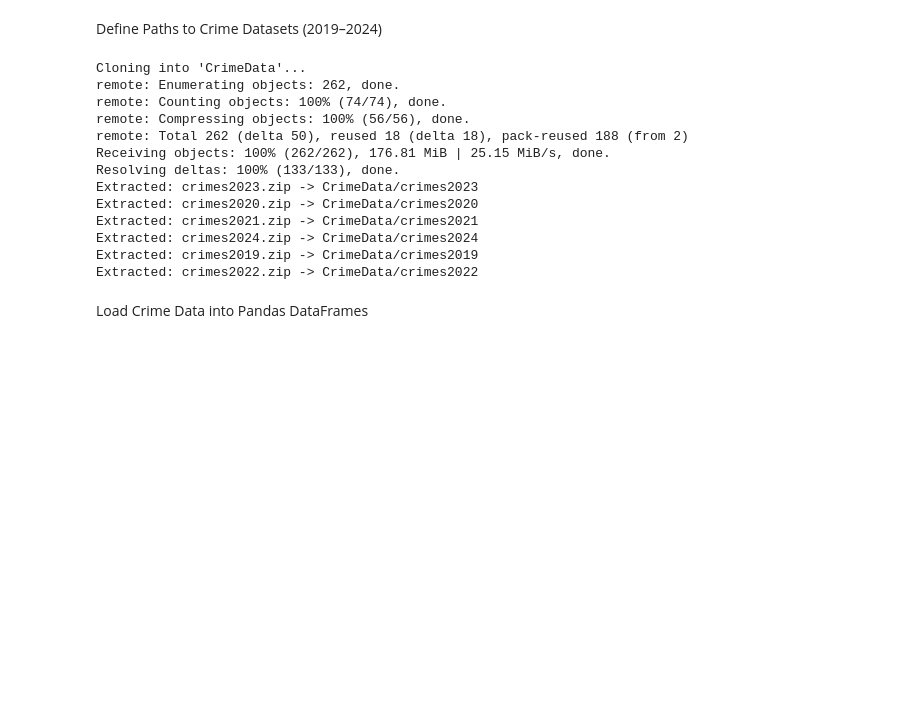
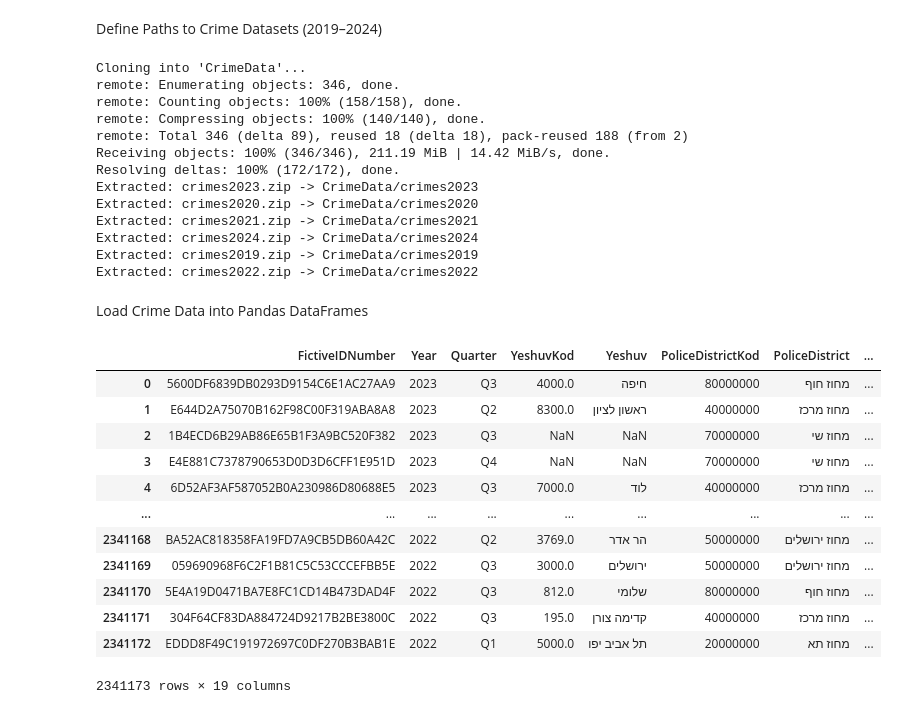
Before and after one commit to orifelszer/CrimeData, a Jupyter notebook: Creating_file.ipynb, the cells around one changed output. Drawn from its saved outputs; the diff is of its cells as text; code cells hidden in the pictures; blank space fills up the shorter version.

```diff
--- a/Creating_file.ipynb
+++ b/Creating_file.ipynb
@@ -32,24 +32,27 @@ import zipfile
 !git clone https://github.com/orifelszer/CrimeData.git
 
 zip_folder = 'CrimeData'
-# ✅ קריאה רק לקבצים בשנים 2019 עד 2024
+# ✅ קריאה רק לקבצי ZIP לפי השנים 2019 עד 2024
 zip_files = [f for f in os.listdir(zip_folder) if f.startswith('crimes') and any(str(year) in f for year in range(2019, 2025))]
 
-# ✅ פריסת הקבצים הנבחרים בלבד
+# ✅ פריסת הקבצים ושמירה של נתיבי התיקיות החדשים
+extracted_folders = []
+
 for zip_file in zip_files:
     zip_path = os.path.join(zip_folder, zip_file)
     extract_path = os.path.join(zip_folder, zip_file.replace('.zip', ''))
     with zipfile.ZipFile(zip_path, 'r') as zip_ref:
         zip_ref.extractall(extract_path)
+    extracted_folders.append(extract_path)
     print(f"Extracted: {zip_file} -> {extract_path}")
 # %% [output]
 Cloning into 'CrimeData'...
-remote: Enumerating objects: 262, done.
-remote: Counting objects: 100% (74/74), done.
-remote: Compressing objects: 100% (56/56), done.
-remote: Total 262 (delta 50), reused 18 (delta 18), pack-reused 188 (from 2)
-Receiving objects: 100% (262/262), 176.81 MiB | 25.15 MiB/s, done.
-Resolving deltas: 100% (133/133), done.
+remote: Enumerating objects: 346, done.
+remote: Counting objects: 100% (158/158), done.
+remote: Compressing objects: 100% (140/140), done.
+remote: Total 346 (delta 89), reused 18 (delta 18), pack-reused 188 (from 2)
+Receiving objects: 100% (346/346), 211.19 MiB | 14.42 MiB/s, done.
+Resolving deltas: 100% (172/172), done.
 Extracted: crimes2023.zip -> CrimeData/crimes2023
 Extracted: crimes2020.zip -> CrimeData/crimes2020
 Extracted: crimes2021.zip -> CrimeData/crimes2021
@@ -58,4 +61,9 @@ Extracted: crimes2019.zip -> CrimeData/crimes2019
 Extracted: crimes2022.zip -> CrimeData/crimes2022
 # %% [markdown]
 Load Crime Data into Pandas DataFrames
+# %%
+# ✅ איחוד קובצי CSV רק מהתיקיות שחולצו
+csv_files = []
+for folder in extracted_folders:
+    csv_files += glob.glob(os.path.join(folder, "*.csv"))  # חיפוש כל קובצי ה-CSV בתיקיות שחולצו בלבד
 # %%
@@ -63,6 +71,23 @@ csv_files = glob.glob("CrimeData/**/*.csv", recursive=True)
 dataframes = {f"Crimes_{file[-8:-4]}": pd.read_csv(file) for file in csv_files}
 # %%
-combined_data = pd.concat(dataframes, axis=0, ignore_index=True)
+# ✅ איחוד כל קובצי ה-CSV לקובץ אחד
+combined_data = pd.concat(dataframes.values(), axis=0, ignore_index=True)
+# %%
+combined_data
+# %% [output]
+|  | FictiveIDNumber | Year | Quarter | YeshuvKod | Yeshuv | PoliceDistrictKod | PoliceDistrict | ... |
+| 0 | 5600DF6839DB0293D9154C6E1AC27AA9 | 2023 | Q3 | 4000.0 | חיפה | 80000000 | מחוז חוף | ... |
+| 1 | E644D2A75070B162F98C00F319ABA8A8 | 2023 | Q2 | 8300.0 | ראשון לציון | 40000000 | מחוז מרכז | ... |
+| 2 | 1B4ECD6B29AB86E65B1F3A9BC520F382 | 2023 | Q3 | NaN | NaN | 70000000 | מחוז שי | ... |
+| 3 | E4E881C7378790653D0D3D6CFF1E951D | 2023 | Q4 | NaN | NaN | 70000000 | מחוז שי | ... |
+| 4 | 6D52AF3AF587052B0A230986D80688E5 | 2023 | Q3 | 7000.0 | לוד | 40000000 | מחוז מרכז | ... |
+| ... | ... | ... | ... | ... | ... | ... | ... | ... |
+| 2341168 | BA52AC818358FA19FD7A9CB5DB60A42C | 2022 | Q2 | 3769.0 | הר אדר | 50000000 | מחוז ירושלים | ... |
+| 2341169 | 059690968F6C2F1B81C5C53CCCEFBB5E | 2022 | Q3 | 3000.0 | ירושלים | 50000000 | מחוז ירושלים | ... |
+| 2341170 | 5E4A19D0471BA7E8FC1CD14B473DAD4F | 2022 | Q3 | 812.0 | שלומי | 80000000 | מחוז חוף | ... |
+| 2341171 | 304F64CF83DA884724D9217B2BE3800C | 2022 | Q3 | 195.0 | קדימה צורן | 40000000 | מחוז מרכז | ... |
+| 2341172 | EDDD8F49C191972697C0DF270B3BAB1E | 2022 | Q1 | 5000.0 | תל אביב יפו | 20000000 | מחוז תא | ... |
+2341173 rows × 19 columns
 # %%
 # הסרת שורות עם ערך -1 בעמודת StatisticGroupKod
 combined_data = combined_data[combined_data['StatisticGroupKod'] != -1]
```
Also changed, not shown: parts of 3 cells of this notebook.
